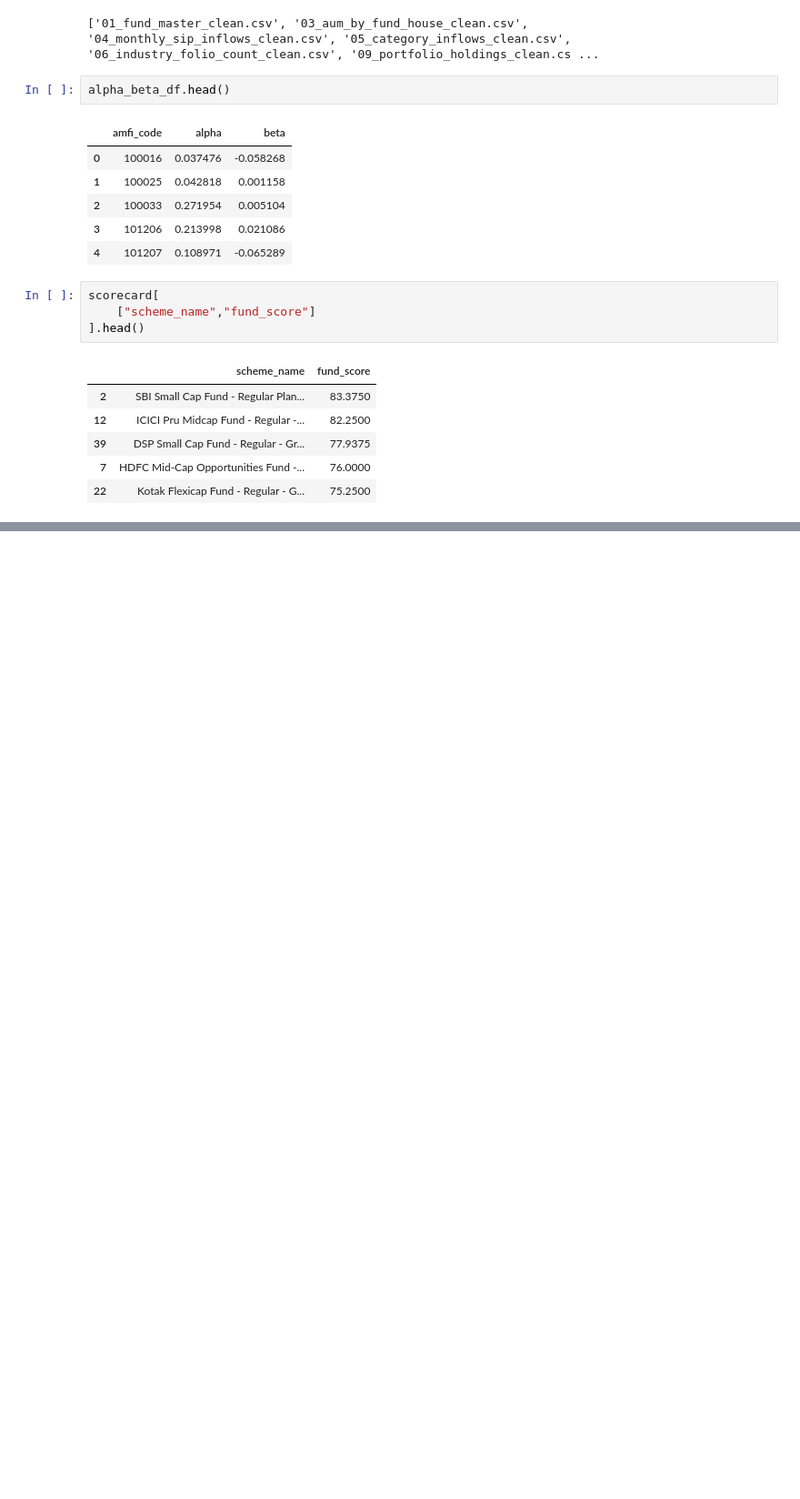
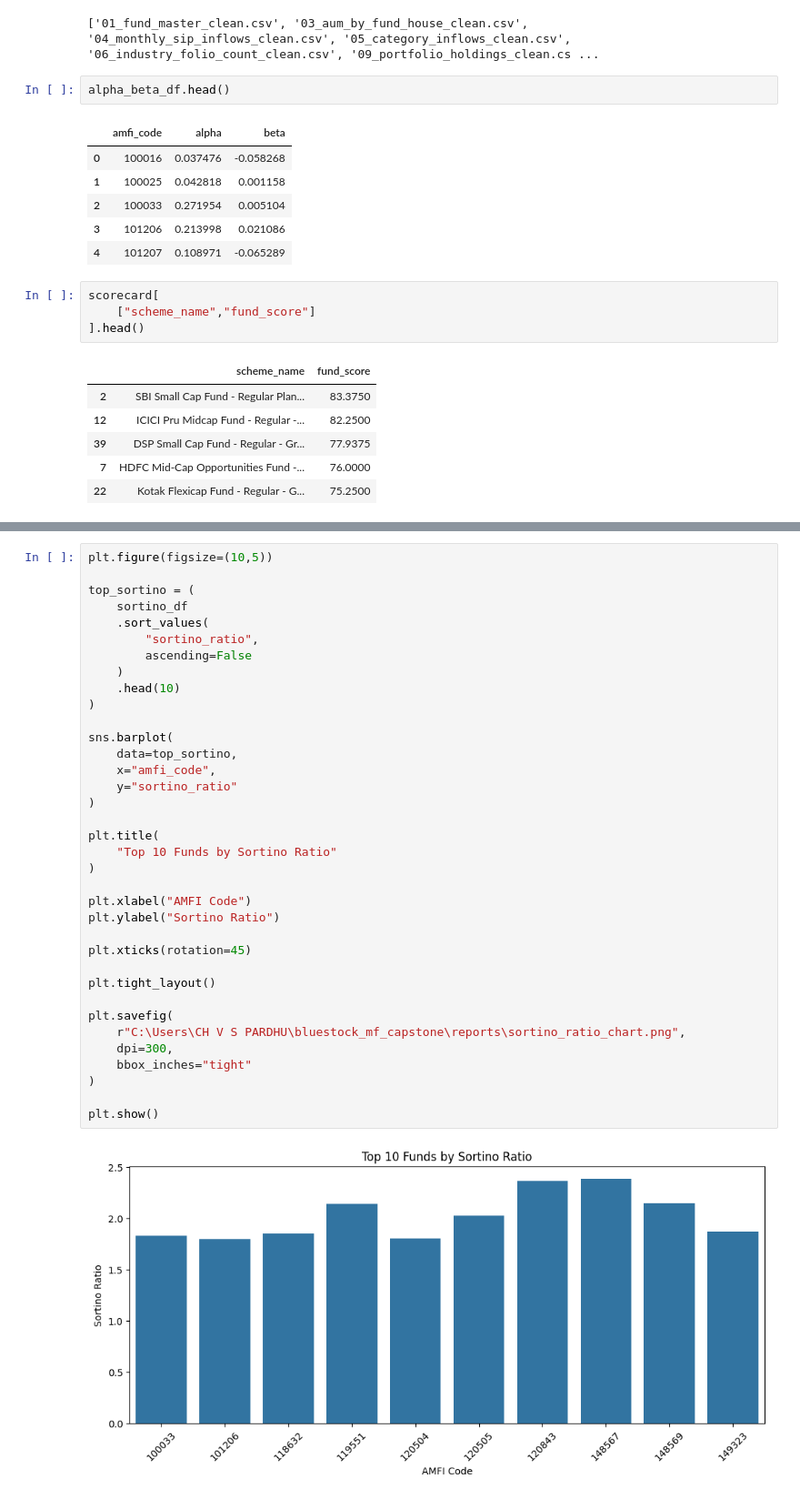
Before and after one commit to Pardhu9114/bluestock_mf_capstone, a Jupyter notebook: notebooks/04_performance_analytics.ipynb, the cells around one changed output, grey strips where cells are left out. Shown at 91% size. Cells and saved outputs as stored; diff of their text form; blank space fills up the shorter version.

```diff
--- a/notebooks/04_performance_analytics.ipynb
+++ b/notebooks/04_performance_analytics.ipynb
@@ -653,0 +745,38 @@ scorecard[
+# %%
+plt.figure(figsize=(10,5))
+
+top_sortino = (
+    sortino_df
+    .sort_values(
+        "sortino_ratio",
+        ascending=False
+    )
+    .head(10)
+)
+
+sns.barplot(
+    data=top_sortino,
+    x="amfi_code",
+    y="sortino_ratio"
+)
+
+plt.title(
+    "Top 10 Funds by Sortino Ratio"
+)
+
+plt.xlabel("AMFI Code")
+plt.ylabel("Sortino Ratio")
+
+plt.xticks(rotation=45)
+
+plt.tight_layout()
+
+plt.savefig(
+    r"C:\Users\CH V S PARDHU\bluestock_mf_capstone\reports\sortino_ratio_chart.png",
+    dpi=300,
+    bbox_inches="tight"
+)
+
+plt.show()
+# %% [output]
+[figure, added]
```
Also changed, not shown: parts of 7 cells of this notebook, 8 other files.
